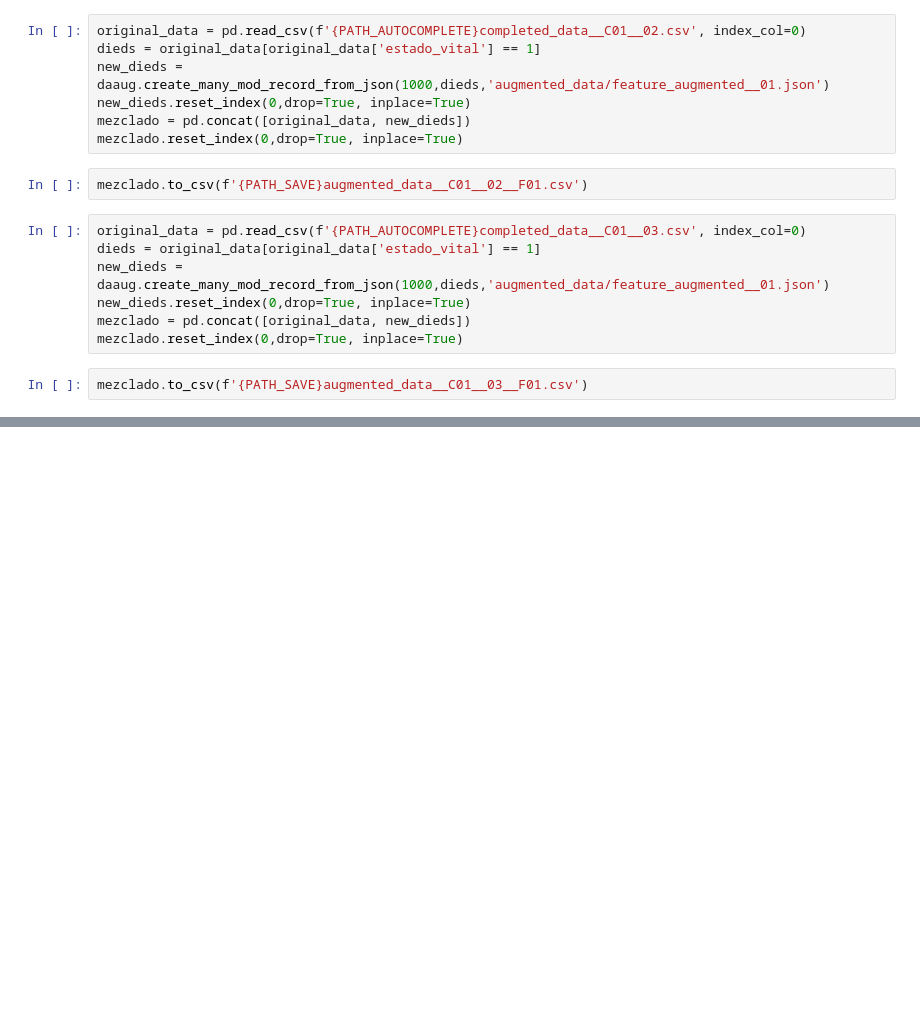
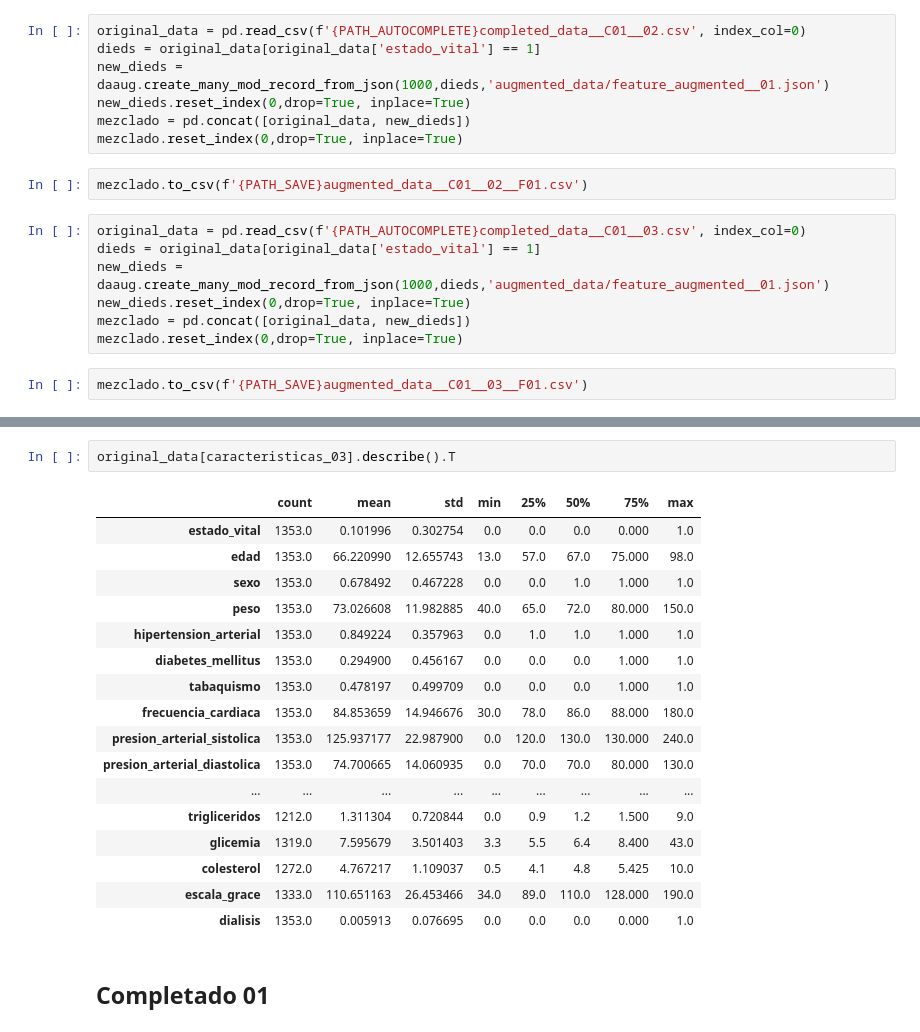
Before and after one commit to deborahfam/RECUIMA_UH_ML, a Jupyter notebook: aumentando_datos.ipynb, the cells around one changed output, grey strips where cells are left out. Drawn from its saved outputs; the diff is of its cells as text; blank space fills up the shorter version.

```diff
--- a/aumentando_datos.ipynb
+++ b/aumentando_datos.ipynb
@@ -83,0 +142,22 @@ mezclado.to_csv(f'{PATH_SAVE}augmented_data__C01__03__F01.csv')
+# %%
+original_data[caracteristicas_03].describe().T
+# %% [output]
+|  | count | mean | std | min | 25% | 50% | 75% | max |
+| estado_vital | 1353.0 | 0.101996 | 0.302754 | 0.0 | 0.0 | 0.0 | 0.000 | 1.0 |
+| edad | 1353.0 | 66.220990 | 12.655743 | 13.0 | 57.0 | 67.0 | 75.000 | 98.0 |
+| sexo | 1353.0 | 0.678492 | 0.467228 | 0.0 | 0.0 | 1.0 | 1.000 | 1.0 |
+| peso | 1353.0 | 73.026608 | 11.982885 | 40.0 | 65.0 | 72.0 | 80.000 | 150.0 |
+| hipertension_arterial | 1353.0 | 0.849224 | 0.357963 | 0.0 | 1.0 | 1.0 | 1.000 | 1.0 |
+| diabetes_mellitus | 1353.0 | 0.294900 | 0.456167 | 0.0 | 0.0 | 0.0 | 1.000 | 1.0 |
+| tabaquismo | 1353.0 | 0.478197 | 0.499709 | 0.0 | 0.0 | 0.0 | 1.000 | 1.0 |
+| frecuencia_cardiaca | 1353.0 | 84.853659 | 14.946676 | 30.0 | 78.0 | 86.0 | 88.000 | 180.0 |
+| presion_arterial_sistolica | 1353.0 | 125.937177 | 22.987900 | 0.0 | 120.0 | 130.0 | 130.000 | 240.0 |
+| presion_arterial_diastolica | 1353.0 | 74.700665 | 14.060935 | 0.0 | 70.0 | 70.0 | 80.000 | 130.0 |
+| ... | ... | ... | ... | ... | ... | ... | ... | ... |
+| trigliceridos | 1212.0 | 1.311304 | 0.720844 | 0.0 | 0.9 | 1.2 | 1.500 | 9.0 |
+| glicemia | 1319.0 | 7.595679 | 3.501403 | 3.3 | 5.5 | 6.4 | 8.400 | 43.0 |
+| colesterol | 1272.0 | 4.767217 | 1.109037 | 0.5 | 4.1 | 4.8 | 5.425 | 10.0 |
+| escala_grace | 1333.0 | 110.651163 | 26.453466 | 34.0 | 89.0 | 110.0 | 128.000 | 190.0 |
+| dialisis | 1353.0 | 0.005913 | 0.076695 | 0.0 | 0.0 | 0.0 | 0.000 | 1.0 |
+# %% [markdown]
+## Completado 01
```
Also changed, not shown: parts of 7 cells of this notebook, 2 other files.
